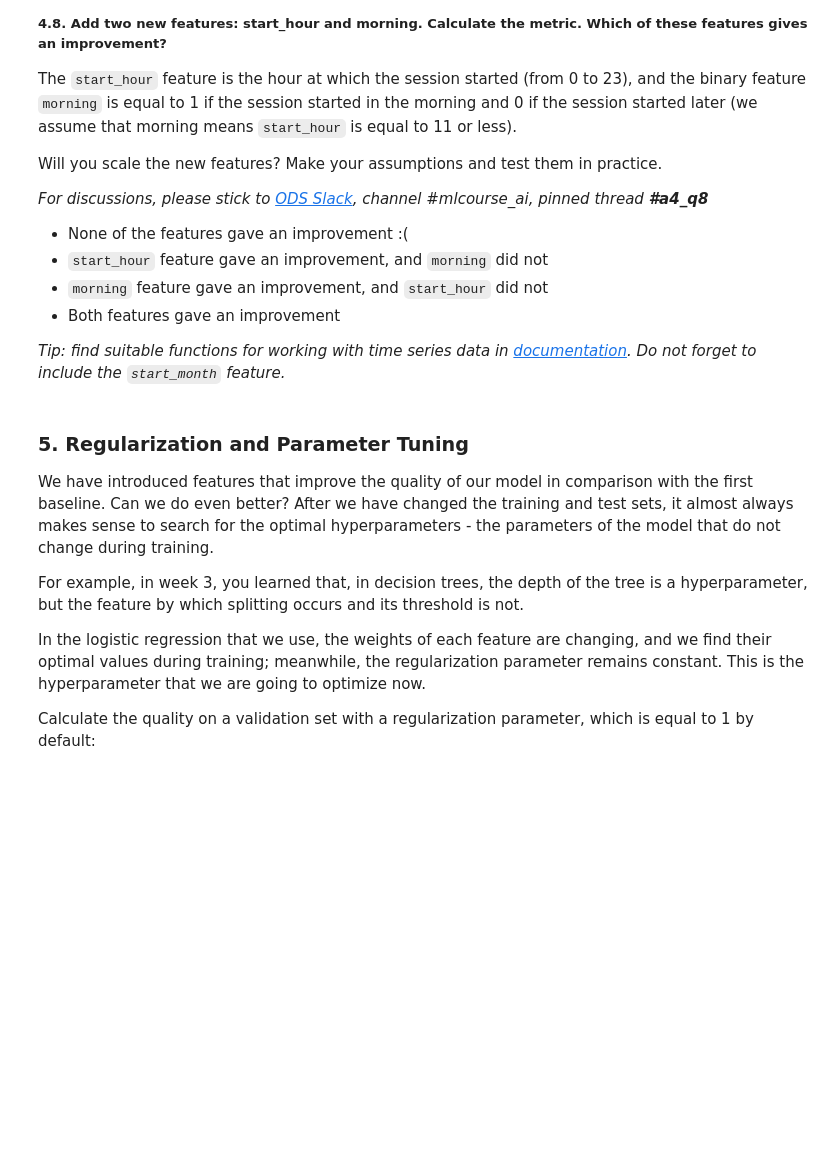
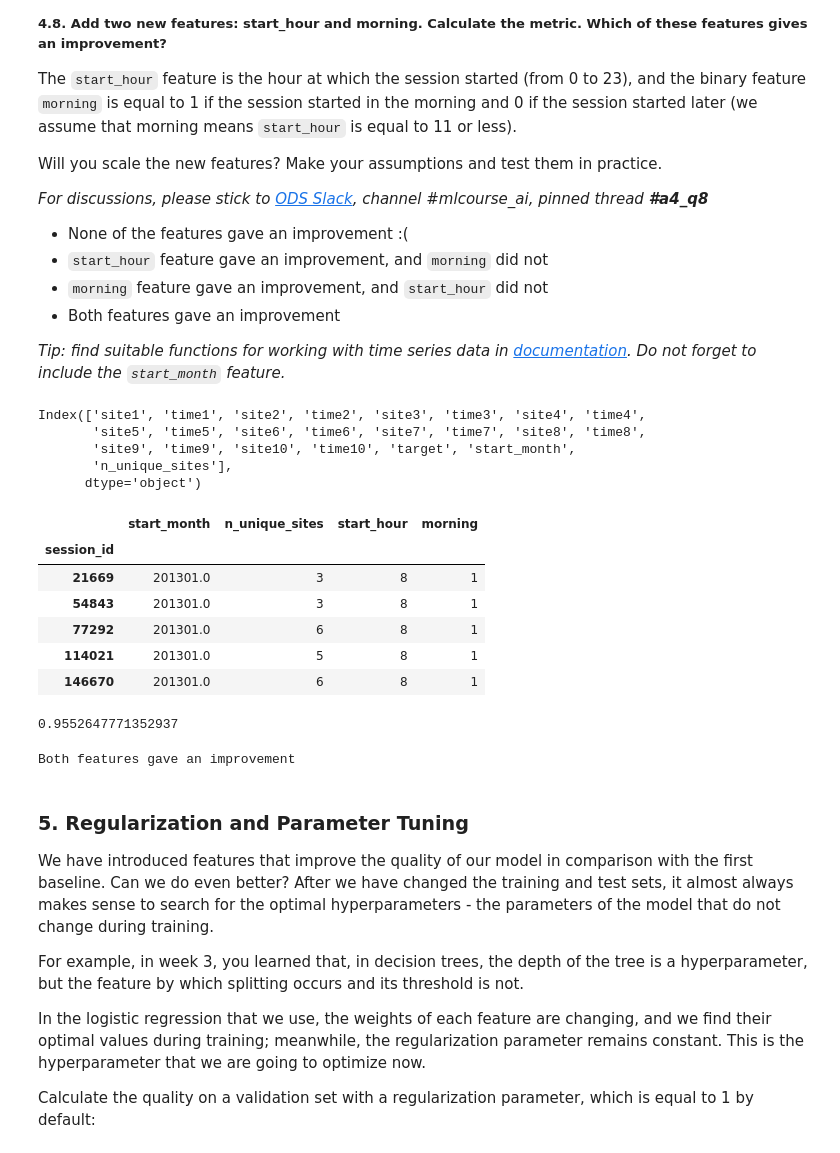
Before and after one commit to venkatraman-arumugam/mlc, a Jupyter notebook: assignment4_websites_logistic_regression.ipynb, the cells around one changed output. Drawn from its saved outputs; the diff is of its cells as text; code cells hidden in the pictures; blank space fills up the shorter version.

```diff
--- a/assignment4_websites_logistic_regression.ipynb
+++ b/assignment4_websites_logistic_regression.ipynb
@@ -570,0 +575,4 @@ print(get_auc_lr_valid(X_train, y_train))
+# %%
+# Your code is here
+full_new_feat['n_unique_sites'] = full_df[[ i for i in full_df.columns if "site" in i ]].nunique(axis=1)
+full_new_feat.head()
@@ -590,3 +618,42 @@ Will you scale the new features? Make your assumptions and test them in practice
+# %%
+full_new_feat['start_hour'] = train_df['time1'].apply(lambda ts:
+                                                      100 * ts.year + ts.month).astype('float64')
+# %% [output]
+Index(['site1', 'time1', 'site2', 'time2', 'site3', 'time3', 'site4', 'time4',
+       'site5', 'time5', 'site6', 'time6', 'site7', 'time7', 'site8', 'time8',
+       'site9', 'time9', 'site10', 'time10', 'target', 'start_month',
+       'n_unique_sites'],
+      dtype='object')
+# %%
+full_new_feat["start_hour"] = full_df.time1.apply(lambda s: s.hour)
+full_new_feat["morning"] = full_df.time1.apply(lambda s: 1 if s.hour <= 11 else 0)
+
+full_new_feat.head()
+# %% [output]
+|  | start_month | n_unique_sites | start_hour | morning |
+| session_id |  |  |  |  |
+| 21669 | 201301.0 | 3 | 8 | 1 |
+| 54843 | 201301.0 | 3 | 8 | 1 |
+| 77292 | 201301.0 | 6 | 8 | 1 |
+| 114021 | 201301.0 | 5 | 8 | 1 |
+| 146670 | 201301.0 | 6 | 8 | 1 |
+# %%
+tmp = StandardScaler().fit_transform(full_new_feat[['start_month']].values)
+n_sites =  StandardScaler().fit_transform(full_new_feat[['n_unique_sites']].values)
+start_hour = StandardScaler().fit_transform(full_new_feat[['start_hour']].values)
+morning = full_new_feat[['morning']].values
+
+X_train = csr_matrix(hstack([full_sites_sparse[:idx_split,:], tmp[:idx_split,:], n_sites[:idx_split,:], start_hour[:idx_split,:], morning[:idx_split,:]]))
+
+# Compute the metric on the validation set
+print(get_auc_lr_valid(X_train, y_train))
+# print(tmp[:idx_split,:].shape)
+# %% [output]
+0.9552647771352937
+# %%
+print("Both features gave an improvement")
+# %% [output]
+Both features gave an improvement
 # %% [markdown]
 ### 5. Regularization and Parameter Tuning
 
```
Also changed, not shown: parts of 14 cells of this notebook.
